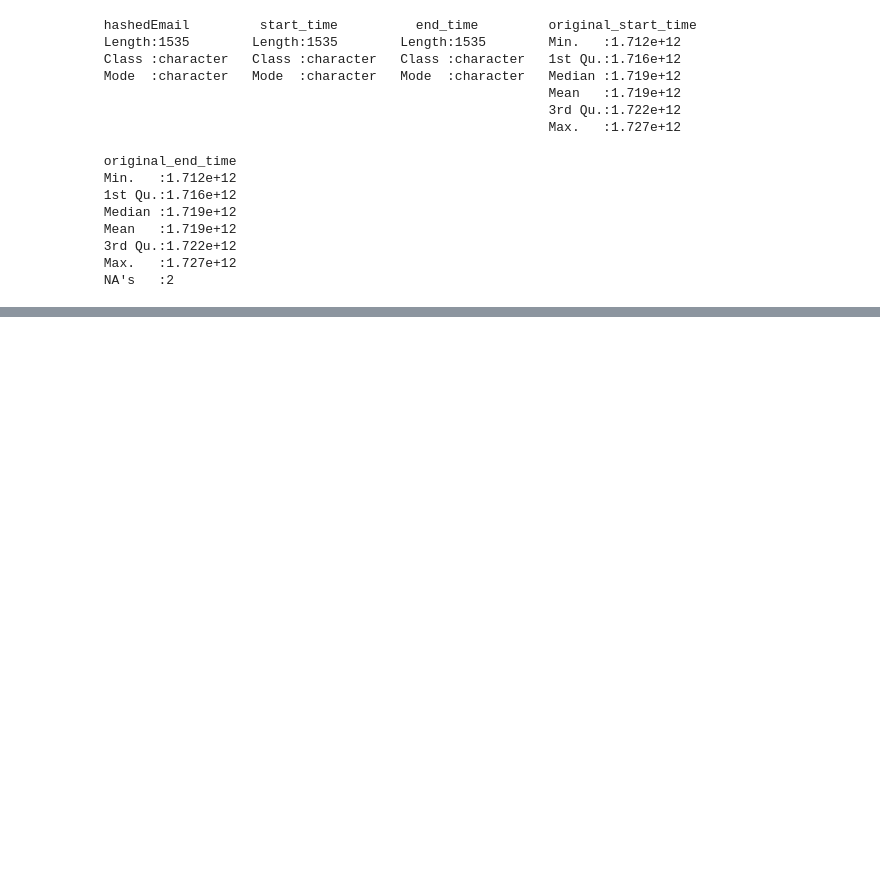
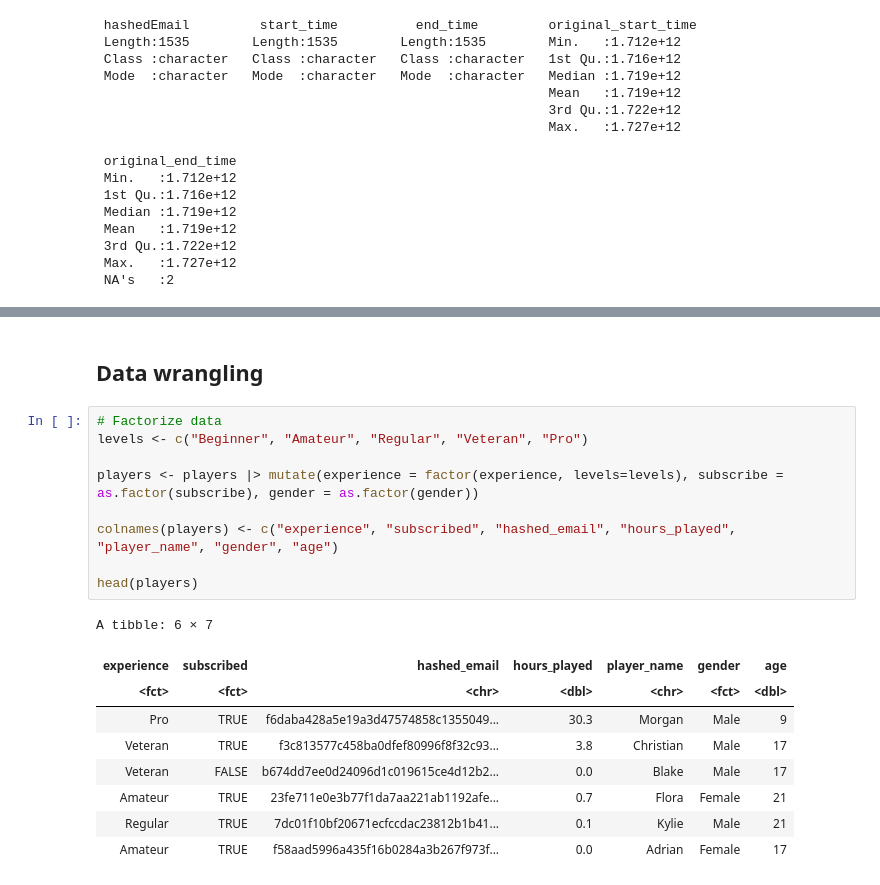
Before and after one commit to NarekWartanian/Individual-Planning-Stage---Narek-DSCI, a Jupyter notebook: Untitled.ipynb, the cells around one changed output, grey strips where cells are left out. Saved outputs shown, nothing was run; the diff lists cells and outputs as text; blank space fills up the shorter version.

```diff
--- a/Untitled.ipynb
+++ b/Untitled.ipynb
@@ -128,0 +127,21 @@ This section aims to briefly cover the question and methods of the individual pl
+# %% [markdown]
+## Data wrangling ##
+# %%
+# Factorize data
+levels <- c("Beginner", "Amateur", "Regular", "Veteran", "Pro")
+
+players <- players |> mutate(experience = factor(experience, levels=levels), subscribe = as.factor(subscribe), gender = as.factor(gender))
+
+colnames(players) <- c("experience", "subscribed", "hashed_email", "hours_played", "player_name", "gender", "age")
+
+head(players)
+# %% [output]
+A tibble: 6 × 7
+| experience | subscribed | hashed_email | hours_played | player_name | gender | age |
+| <fct> | <fct> | <chr> | <dbl> | <chr> | <fct> | <dbl> |
+| Pro | TRUE | f6daba428a5e19a3d47574858c1355049... | 30.3 | Morgan | Male | 9 |
+| Veteran | TRUE | f3c813577c458ba0dfef80996f8f32c93... | 3.8 | Christian | Male | 17 |
+| Veteran | FALSE | b674dd7ee0d24096d1c019615ce4d12b2... | 0.0 | Blake | Male | 17 |
+| Amateur | TRUE | 23fe711e0e3b77f1da7aa221ab1192afe... | 0.7 | Flora | Female | 21 |
+| Regular | TRUE | 7dc01f10bf20671ecfccdac23812b1b41... | 0.1 | Kylie | Male | 21 |
+| Amateur | TRUE | f58aad5996a435f16b0284a3b267f973f... | 0.0 | Adrian | Female | 17 |
```
Also changed, not shown: parts of 10 cells of this notebook.
